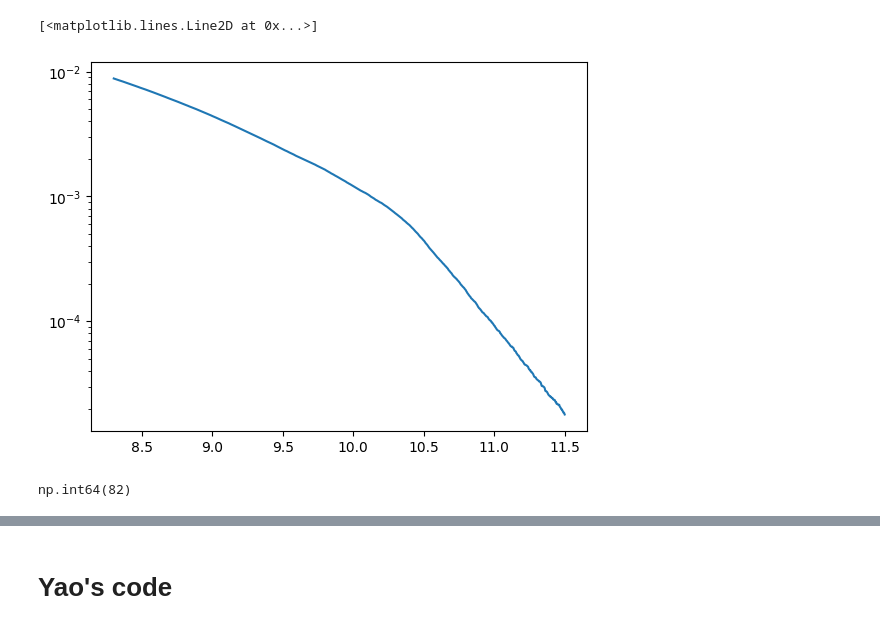
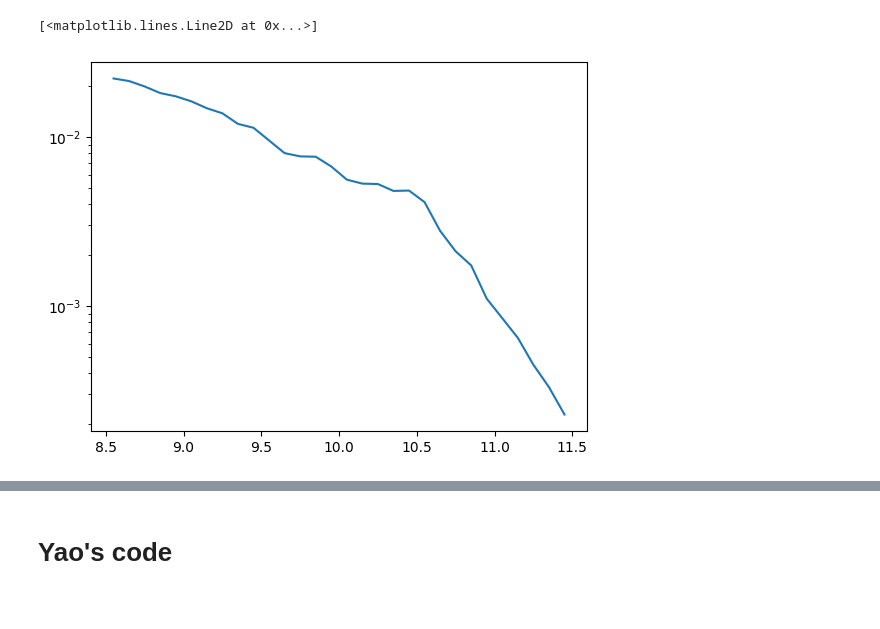
Before and after one commit to ismael-mendoza/multicam-tng-mah, a Jupyter notebook: notebooks/current/2025-10-10-abundance-function-yy.ipynb, the cells around one changed output, grey strips where cells are left out. Saved outputs shown, nothing was run; the diff lists cells and outputs as text; code cells hidden in the pictures.

```diff
--- a/notebooks/current/2025-10-10-abundance-function-yy.ipynb
+++ b/notebooks/current/2025-10-10-abundance-function-yy.ipynb
@@ -50,18 +50,38 @@ plt.hist(smass)
 # %%
-# stellar mass function
-x1 = 8.3
-x2 = 11.5
-bins = np.linspace(x1, x2, 1001)
-nh = np.array([sum(smass > b) for b in bins])
-smf = nh /  len(smass) / 100 # box
+# # stellar mass function
+# x1 = 8.3
+# x2 = 11.5
+# bins = np.linspace(x1, x2, 1001)
+# nh = np.array([sum(smass > b) for b in bins])
+# smf = nh /  len(smass) / 100 # box
+# smf /= smf.sum()
 
-plt.semilogy(bins, smf)
-# plt.yscale('log')
+# plt.semilogy(bins, smf)
+# # plt.yscale('log')
-# %% [output]
-[<matplotlib.lines.Line2D at 0x...>]
-[figure, removed]
-# %%
-nh.min()
-# %% [output]
-np.int64(82)
+# %%
+# stellar mass function
+x1 = 8.5
+x2 = 11.6
+delta = 0.1
+bins = np.arange(x1, x2, step=delta)
+V_box = 110.7**3
+
+
+nd = []
+for ii in range(len(bins) - 1):
+    b1 = bins[ii]
+    b2 = bins[ii+1]
+    cond1 = smass > b1
+    cond2 = smass < b2
+    number_density = sum(cond1 & cond2) / V_box / delta # box volume
+    nd.append(number_density)
+
+smf = np.array(nd)
+x = (bins[1:] + bins[:-1]) /2
+
+plt.semilogy(x, smf)
+# plt.yscale('log')
+# %% [output]
+[<matplotlib.lines.Line2D at 0x...>]
+[figure, added]
 # %%
```
Also changed, not shown: parts of 21 cells of this notebook.
